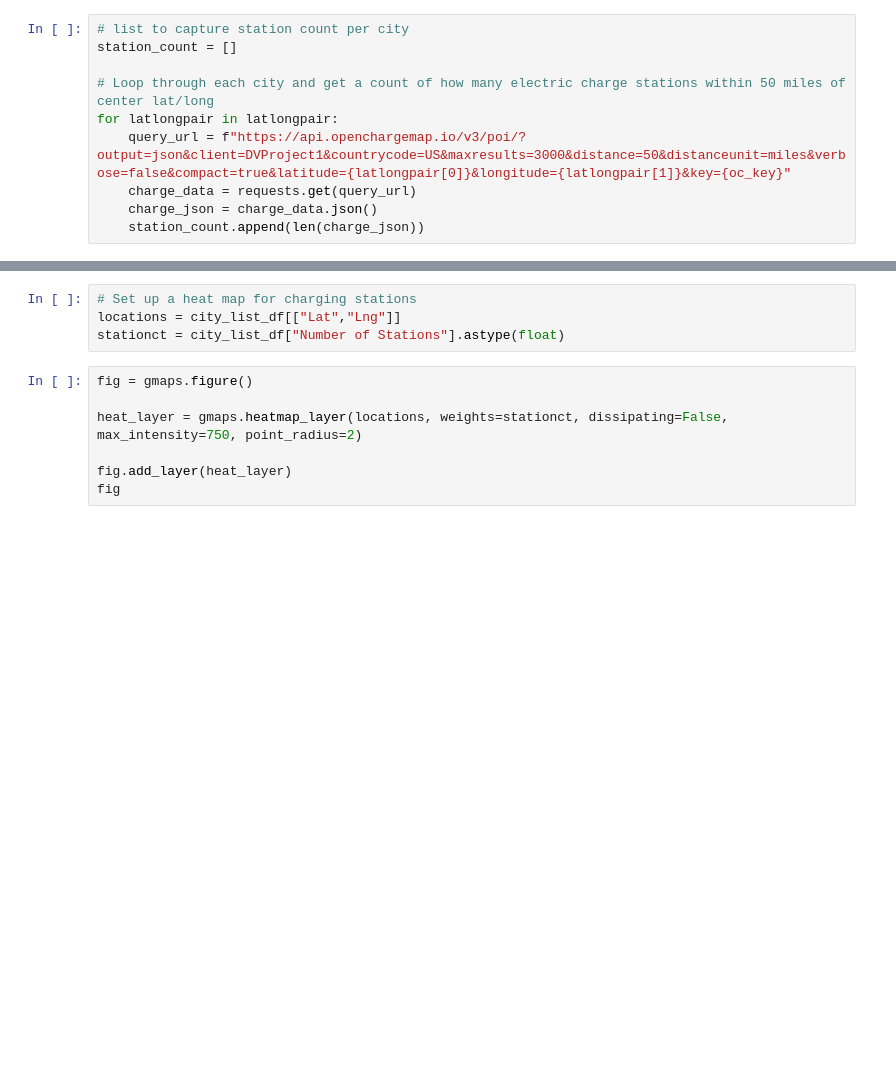
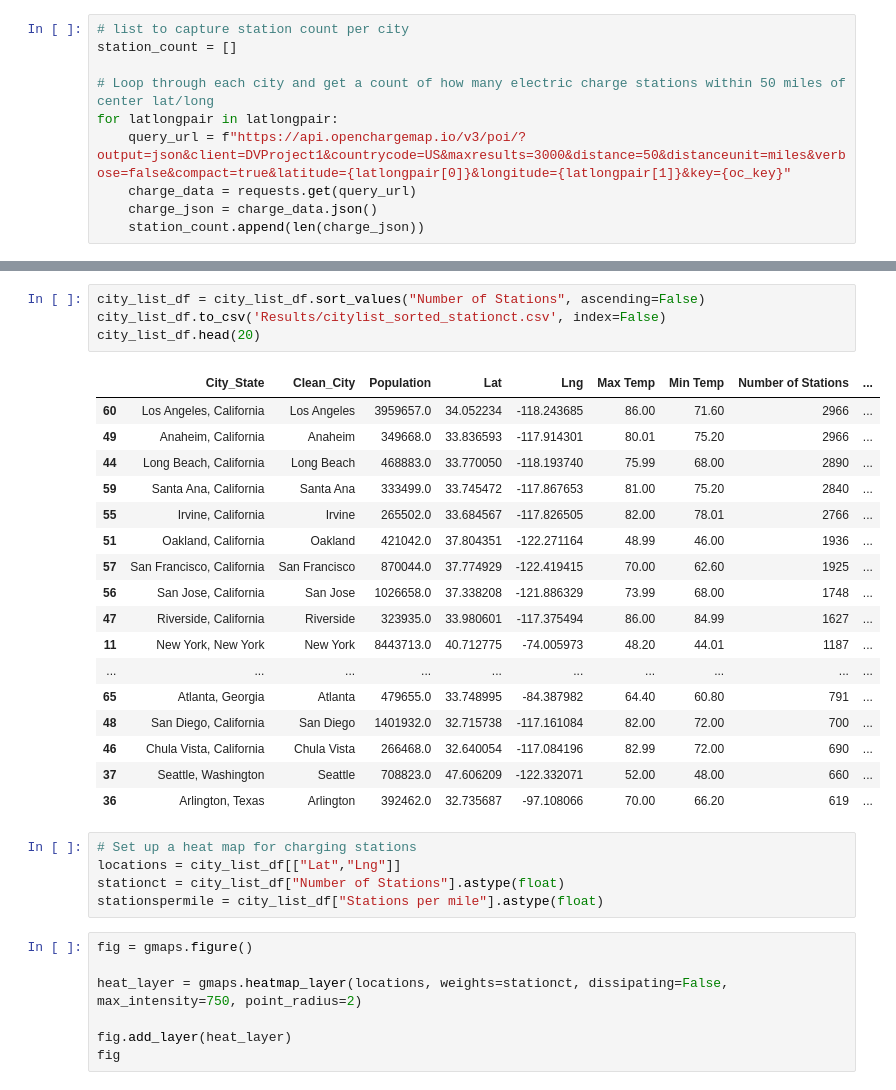
Before and after one commit to MrBadinger/Top_Cities_To_Own_Electric_Car, a Jupyter notebook: OpenCharge/open_charge.ipynb, the cells around one changed output, grey strips where cells are left out. Drawn from its saved outputs; the diff is of its cells as text; blank space fills up the shorter version.

```diff
--- a/OpenCharge/open_charge.ipynb
+++ b/OpenCharge/open_charge.ipynb
@@ -156,7 +173,30 @@ city_list_df
+# %%
+city_list_df = city_list_df.sort_values("Number of Stations", ascending=False)
+city_list_df.to_csv('Results/citylist_sorted_stationct.csv', index=False)
+city_list_df.head(20)
+# %% [output]
+|  | City_State | Clean_City | Population | Lat | Lng | Max Temp | Min Temp | Number of Stations | ... |
+| 60 | Los Angeles, California | Los Angeles | 3959657.0 | 34.052234 | -118.243685 | 86.00 | 71.60 | 2966 | ... |
+| 49 | Anaheim, California | Anaheim | 349668.0 | 33.836593 | -117.914301 | 80.01 | 75.20 | 2966 | ... |
+| 44 | Long Beach, California | Long Beach | 468883.0 | 33.770050 | -118.193740 | 75.99 | 68.00 | 2890 | ... |
+| 59 | Santa Ana, California | Santa Ana | 333499.0 | 33.745472 | -117.867653 | 81.00 | 75.20 | 2840 | ... |
+| 55 | Irvine, California | Irvine | 265502.0 | 33.684567 | -117.826505 | 82.00 | 78.01 | 2766 | ... |
+| 51 | Oakland, California | Oakland | 421042.0 | 37.804351 | -122.271164 | 48.99 | 46.00 | 1936 | ... |
+| 57 | San Francisco, California | San Francisco | 870044.0 | 37.774929 | -122.419415 | 70.00 | 62.60 | 1925 | ... |
+| 56 | San Jose, California | San Jose | 1026658.0 | 37.338208 | -121.886329 | 73.99 | 68.00 | 1748 | ... |
+| 47 | Riverside, California | Riverside | 323935.0 | 33.980601 | -117.375494 | 86.00 | 84.99 | 1627 | ... |
+| 11 | New York, New York | New York | 8443713.0 | 40.712775 | -74.005973 | 48.20 | 44.01 | 1187 | ... |
+| ... | ... | ... | ... | ... | ... | ... | ... | ... | ... |
+| 65 | Atlanta, Georgia | Atlanta | 479655.0 | 33.748995 | -84.387982 | 64.40 | 60.80 | 791 | ... |
+| 48 | San Diego, California | San Diego | 1401932.0 | 32.715738 | -117.161084 | 82.00 | 72.00 | 700 | ... |
+| 46 | Chula Vista, California | Chula Vista | 266468.0 | 32.640054 | -117.084196 | 82.99 | 72.00 | 690 | ... |
+| 37 | Seattle, Washington | Seattle | 708823.0 | 47.606209 | -122.332071 | 52.00 | 48.00 | 660 | ... |
+| 36 | Arlington, Texas | Arlington | 392462.0 | 32.735687 | -97.108066 | 70.00 | 66.20 | 619 | ... |
 # %%
 # Set up a heat map for charging stations
 locations = city_list_df[["Lat","Lng"]]
 stationct = city_list_df["Number of Stations"].astype(float)
+stationspermile = city_list_df["Stations per mile"].astype(float)
 # %%
 fig = gmaps.figure()
 
```
Also changed, not shown: parts of 13 cells of this notebook, 8 other files.
